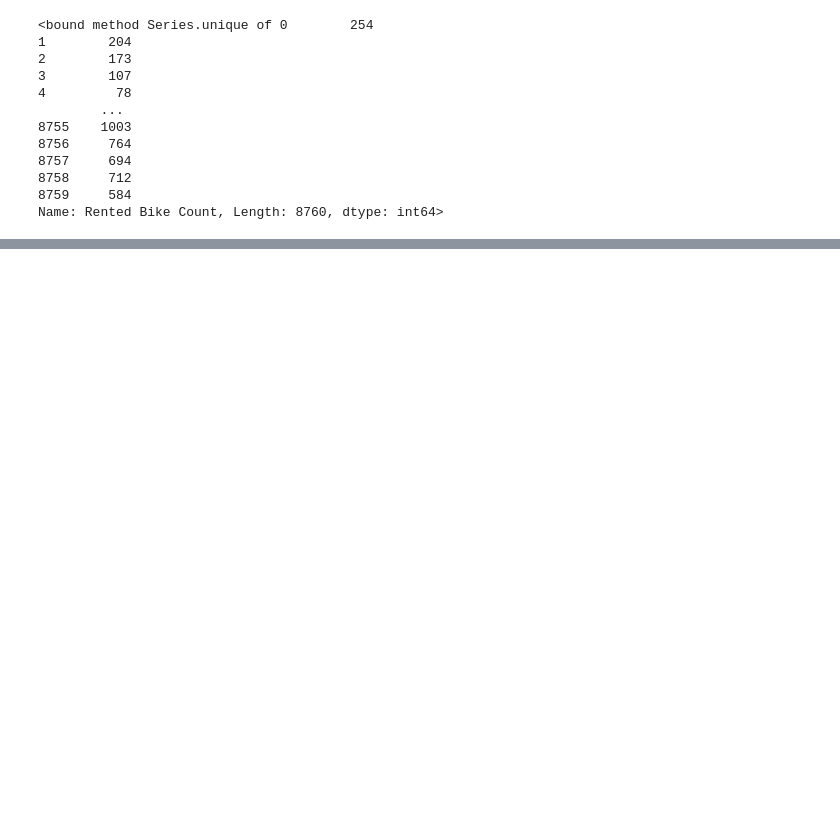
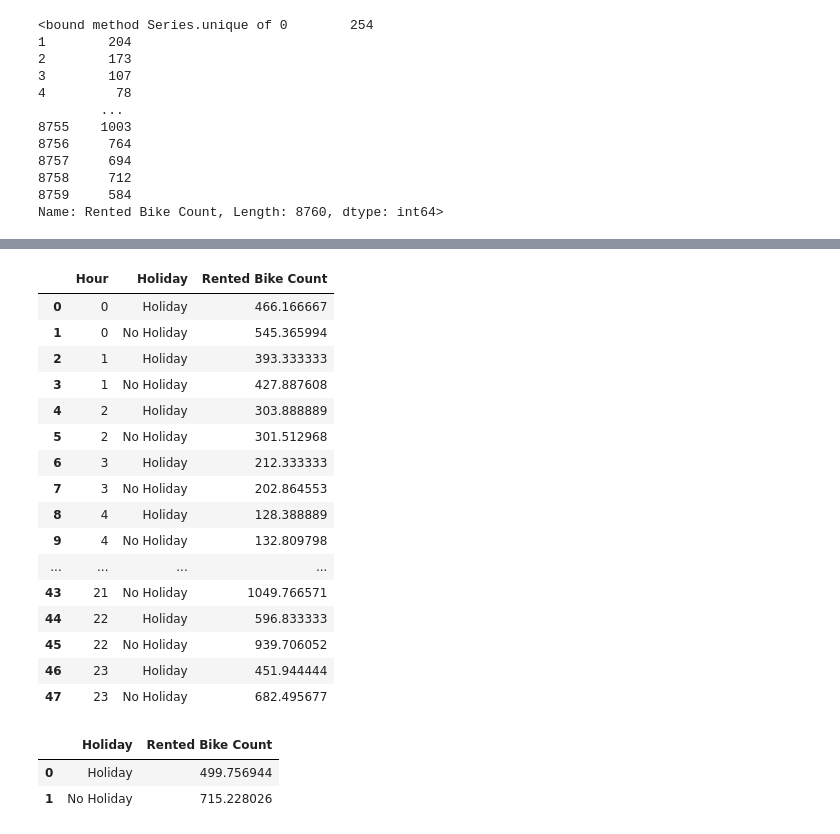
Before and after one commit to pi-mishra/Bike-Sharing-Demand-Prediction, a Jupyter notebook: Bike_Sharing_Demand_Prediction.ipynb, the cells around one changed output, grey strips where cells are left out. Drawn from its saved outputs; the diff is of its cells as text; code cells hidden in the pictures; blank space fills up the shorter version.

```diff
--- a/Bike_Sharing_Demand_Prediction.ipynb
+++ b/Bike_Sharing_Demand_Prediction.ipynb
@@ -194,0 +199,8 @@ Functioning Day
+# %%
+# changing the date time format of column "Date"
+
+df["Date"] = pd.to_datetime(df["Date"], format="%d/%m/%Y")
+# %%
+# copy data for wrangling
+
+dw = df.copy()
@@ -194,0 +229,26 @@ Functioning Day
+# %%
+dw.groupby(["Hour","Holiday"])["Rented Bike Count"].mean().reset_index()
+# %% [output]
+|  | Hour | Holiday | Rented Bike Count |
+| 0 | 0 | Holiday | 466.166667 |
+| 1 | 0 | No Holiday | 545.365994 |
+| 2 | 1 | Holiday | 393.333333 |
+| 3 | 1 | No Holiday | 427.887608 |
+| 4 | 2 | Holiday | 303.888889 |
+| 5 | 2 | No Holiday | 301.512968 |
+| 6 | 3 | Holiday | 212.333333 |
+| 7 | 3 | No Holiday | 202.864553 |
+| 8 | 4 | Holiday | 128.388889 |
+| 9 | 4 | No Holiday | 132.809798 |
+| ... | ... | ... | ... |
+| 43 | 21 | No Holiday | 1049.766571 |
+| 44 | 22 | Holiday | 596.833333 |
+| 45 | 22 | No Holiday | 939.706052 |
+| 46 | 23 | Holiday | 451.944444 |
+| 47 | 23 | No Holiday | 682.495677 |
+# %%
+dw.groupby("Holiday")["Rented Bike Count"].mean().reset_index()
+# %% [output]
+|  | Holiday | Rented Bike Count |
+| 0 | Holiday | 499.756944 |
+| 1 | No Holiday | 715.228026 |
```
Also changed, not shown: parts of 7 cells of this notebook.
